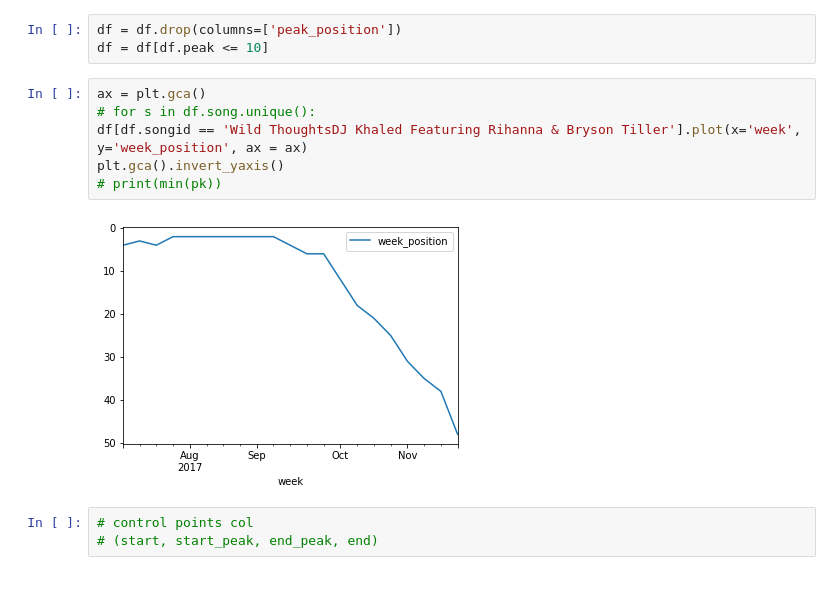
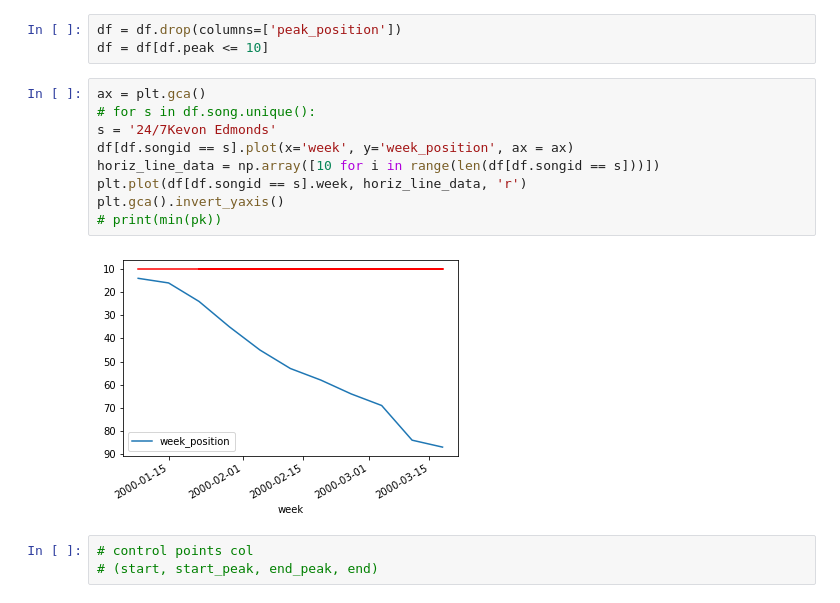
Before and after one commit to tvarano/hit-analyzer, a Jupyter notebook: main.ipynb, the cells around one changed output. Drawn from its saved outputs; the diff is of its cells as text.

```diff
--- a/main.ipynb
+++ b/main.ipynb
@@ -46,11 +52,14 @@ df = df[df.peak <= 10]
 # %%
 ax = plt.gca()
 # for s in df.song.unique():
-df[df.songid == 'Wild ThoughtsDJ Khaled Featuring Rihanna & Bryson Tiller'].plot(x='week', y='week_position', ax = ax)
+s = '24/7Kevon Edmonds'
+df[df.songid == s].plot(x='week', y='week_position', ax = ax)
+horiz_line_data = np.array([10 for i in range(len(df[df.songid == s]))])
+plt.plot(df[df.songid == s].week, horiz_line_data, 'r')
 plt.gca().invert_yaxis()
 # print(min(pk))
 # %% [output]
-[figure, old version]
+[figure, new version]
 # %%
 # control points col
 # (start, start_peak, end_peak, end)
```
Also changed, not shown: parts of 15 cells of this notebook.
